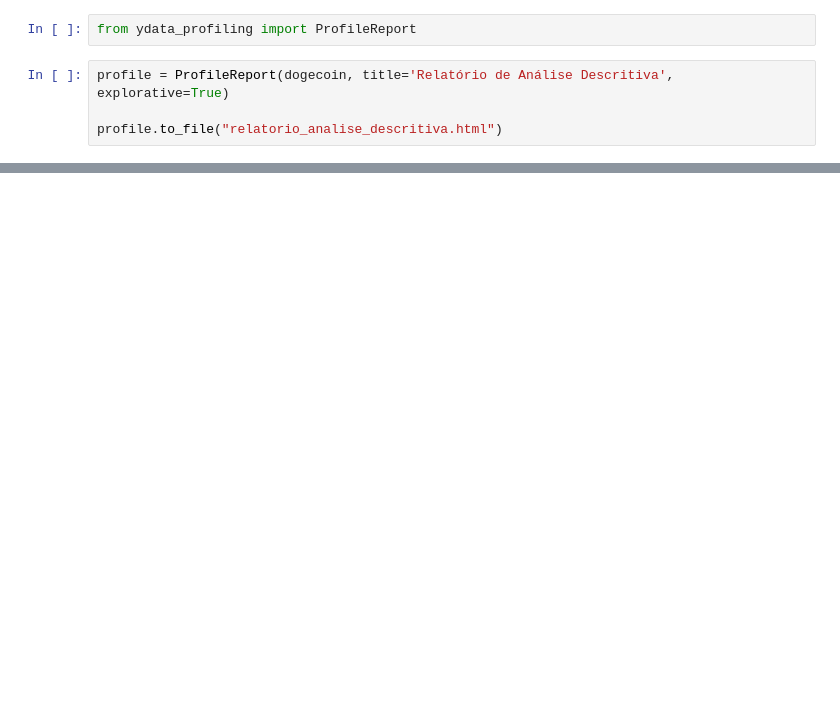
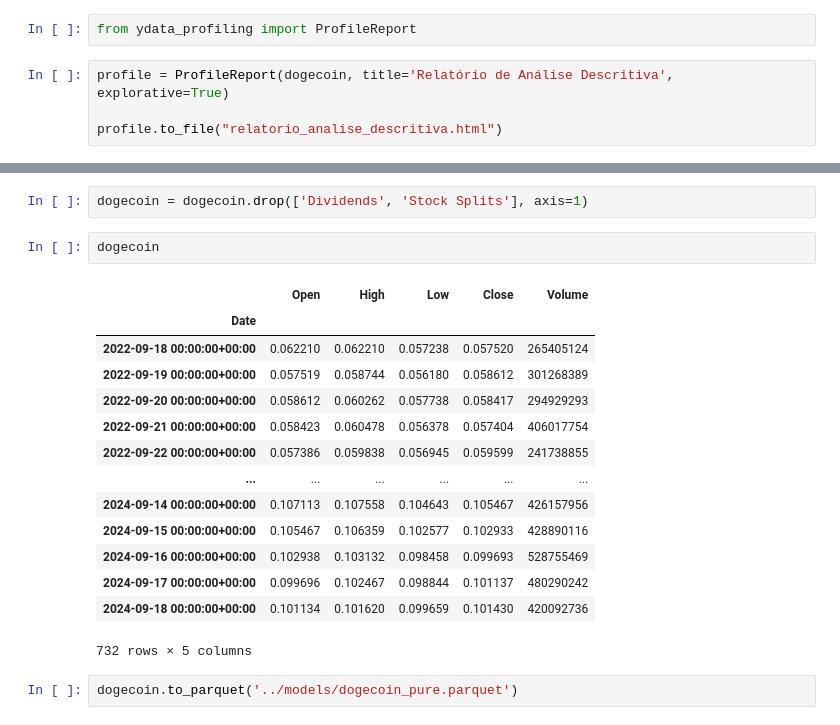
Before and after one commit to MarioVenturaMedeiros/cryptoseer, a Jupyter notebook: src/notebook/data_analisis.ipynb, the cells around one changed output, grey strips where cells are left out. Drawn from its saved outputs; the diff is of its cells as text; blank space fills up the shorter version.

Commit message:
FEAT remove of two null collums DOCS of the removal FEAT database in parquet

```diff
--- a/src/notebook/data_analisis.ipynb
+++ b/src/notebook/data_analisis.ipynb
@@ -73,3 +73,24 @@ profile.to_file("relatorio_analise_descritiva.html")
 profile
 # %% [output]
 [interactive output not drawn]
+# %%
+dogecoin = dogecoin.drop(['Dividends', 'Stock Splits'], axis=1)
+# %%
+dogecoin
+# %% [output]
+|  | Open | High | Low | Close | Volume |
+| Date |  |  |  |  |  |
+| 2022-09-18 00:00:00+00:00 | 0.062210 | 0.062210 | 0.057238 | 0.057520 | 265405124 |
+| 2022-09-19 00:00:00+00:00 | 0.057519 | 0.058744 | 0.056180 | 0.058612 | 301268389 |
+| 2022-09-20 00:00:00+00:00 | 0.058612 | 0.060262 | 0.057738 | 0.058417 | 294929293 |
+| 2022-09-21 00:00:00+00:00 | 0.058423 | 0.060478 | 0.056378 | 0.057404 | 406017754 |
+| 2022-09-22 00:00:00+00:00 | 0.057386 | 0.059838 | 0.056945 | 0.059599 | 241738855 |
+| ... | ... | ... | ... | ... | ... |
+| 2024-09-14 00:00:00+00:00 | 0.107113 | 0.107558 | 0.104643 | 0.105467 | 426157956 |
+| 2024-09-15 00:00:00+00:00 | 0.105467 | 0.106359 | 0.102577 | 0.102933 | 428890116 |
+| 2024-09-16 00:00:00+00:00 | 0.102938 | 0.103132 | 0.098458 | 0.099693 | 528755469 |
+| 2024-09-17 00:00:00+00:00 | 0.099696 | 0.102467 | 0.098844 | 0.101137 | 480290242 |
+| 2024-09-18 00:00:00+00:00 | 0.101134 | 0.101620 | 0.099659 | 0.101430 | 420092736 |
+732 rows × 5 columns
+# %%
+dogecoin.to_parquet('../models/dogecoin_pure.parquet')
```
Also changed, not shown: parts of 3 cells of this notebook, 4 other files.
